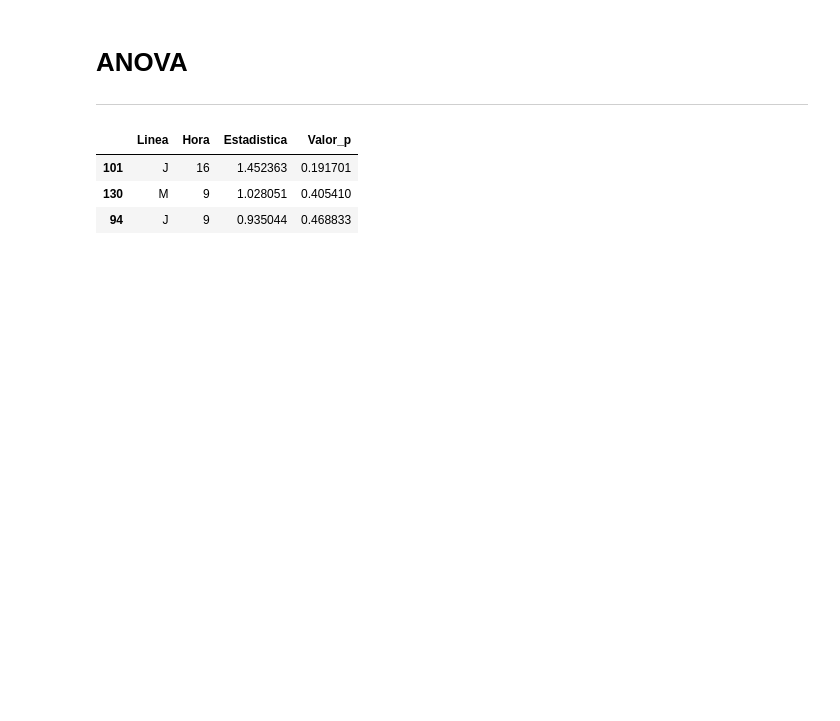
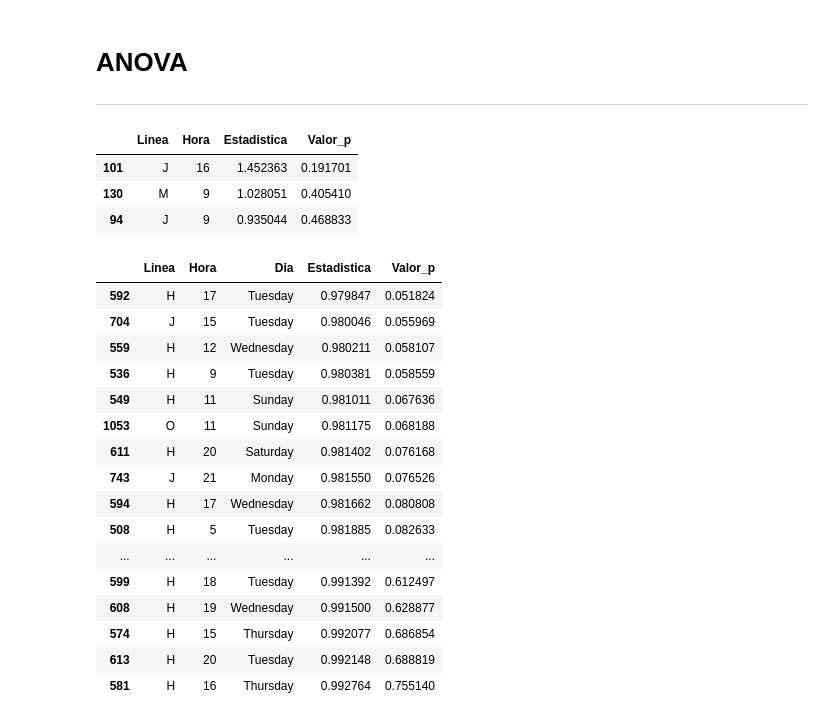
Before and after one commit to DanielLoaizal/metro_project_eafit, a Jupyter notebook: Laboratorios/LaboratorioDeModelosPoryectoIntegrador.ipynb, the cells around one changed output. Saved outputs shown, nothing was run; the diff lists cells and outputs as text; code cells hidden in the pictures; blank space fills up the shorter version.

Commit message:
add: Test Shapiro

```diff
--- a/Laboratorios/LaboratorioDeModelosPoryectoIntegrador.ipynb
+++ b/Laboratorios/LaboratorioDeModelosPoryectoIntegrador.ipynb
@@ -690,3 +690,83 @@ resultado_anova.sort_values(by=['Valor_p'], ascending=True)
 | 101 | J | 16 | 1.452363 | 0.191701 |
 | 130 | M | 9 | 1.028051 | 0.405410 |
 | 94 | J | 9 | 0.935044 | 0.468833 |
+# %%
+import pandas as pd
+from scipy.stats import shapiro
+import seaborn as sns
+import matplotlib.pyplot as plt
+
+def realizar_prueba_shapiro(archivo_csv):
+    """
+    Realiza la prueba de Shapiro-Wilk para evaluar la normalidad de los datos en cada grupo definido por
+    la combinación única de línea y hora.
+
+    Parámetros:
+    - archivo_csv (str): Ruta al archivo CSV que contiene los datos.
+
+    Retorna:
+    - df_resultados (pd.DataFrame): DataFrame que contiene los resultados de las pruebas de Shapiro-Wilk.
+
+    Explicación:
+    Un valor p menor a 0.05 indica que hay evidencia suficiente para rechazar la hipótesis nula de normalidad.
+
+    """
+
+    # Lectura del DataFrame desde un archivo CSV y manipulación de datos
+    df = pd.read_csv(archivo_csv).drop(['Unnamed: 0'], axis=1)
+
+    # Manipulación de fechas
+    df['Fecha'] = pd.to_datetime(df['Fecha'])
+    df['dia_semana'] = df['Fecha'].dt.day_name()
+
+    # Inicialización de la lista de resultados de Shapiro-Wilk
+    resultados_shapiro = []
+
+    # Bucle para realizar pruebas de Shapiro-Wilk para cada combinación de línea y hora
+    for linea in df['Linea'].unique():
+        for hora in df['Horas'].unique():
+            # Filtrar el DataFrame por línea y hora
+            subset = df[(df['Linea'] == linea) & (df['Horas'] == hora)]
+
+            # Crear grupos para la prueba de Shapiro-Wilk
+            grupos = [subset[subset['Fecha'].dt.day_name() == dia]['Qty_passangers'] for dia in df['dia_semana'].unique()]
+
+            # Realizar la prueba de Shapiro-Wilk para cada grupo
+            resultados_grupo = [shapiro(grupo) for grupo in grupos]
+
+            # Almacenar los resultados en la lista
+            for dia, resultado_shapiro in zip(df['dia_semana'].unique(), resultados_grupo):
+                resultados_shapiro.append({
+                    'Linea': linea,
+                    'Hora': hora,
+                    'Dia': dia,
+                    'Estadistica': resultado_shapiro.statistic,
+                    'Valor_p': resultado_shapiro.pvalue
+                })
+
+    # Convertir la lista de resultados en un DataFrame
+    df_resultados = pd.DataFrame(resultados_shapiro)
+
+    return df_resultados[df_resultados['Valor_p'] > 0.05]
+
+# Uso de la función
+resultado_shapiro = realizar_prueba_shapiro('DataImputed.csv')
+resultado_shapiro.sort_values(by=['Valor_p'], ascending=True)
+# %% [output]
+|  | Linea | Hora | Dia | Estadistica | Valor_p |
+| 592 | H | 17 | Tuesday | 0.979847 | 0.051824 |
+| 704 | J | 15 | Tuesday | 0.980046 | 0.055969 |
+| 559 | H | 12 | Wednesday | 0.980211 | 0.058107 |
+| 536 | H | 9 | Tuesday | 0.980381 | 0.058559 |
+| 549 | H | 11 | Sunday | 0.981011 | 0.067636 |
+| 1053 | O | 11 | Sunday | 0.981175 | 0.068188 |
+| 611 | H | 20 | Saturday | 0.981402 | 0.076168 |
+| 743 | J | 21 | Monday | 0.981550 | 0.076526 |
+| 594 | H | 17 | Wednesday | 0.981662 | 0.080808 |
+| 508 | H | 5 | Tuesday | 0.981885 | 0.082633 |
+| ... | ... | ... | ... | ... | ... |
+| 599 | H | 18 | Tuesday | 0.991392 | 0.612497 |
+| 608 | H | 19 | Wednesday | 0.991500 | 0.628877 |
+| 574 | H | 15 | Thursday | 0.992077 | 0.686854 |
+| 613 | H | 20 | Tuesday | 0.992148 | 0.688819 |
+| 581 | H | 16 | Thursday | 0.992764 | 0.755140 |
```
Also changed, not shown: parts of 2 cells of this notebook.
